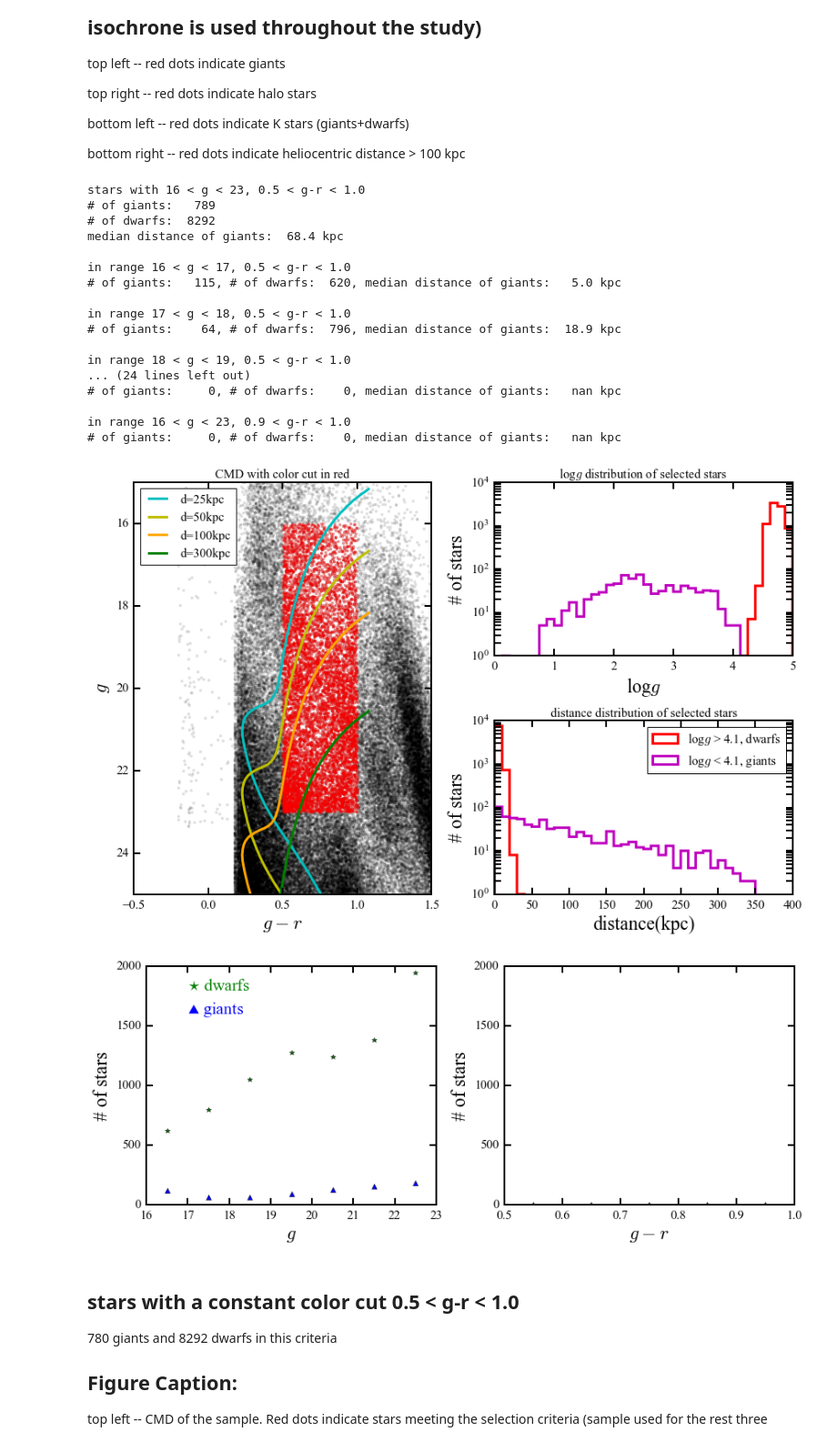
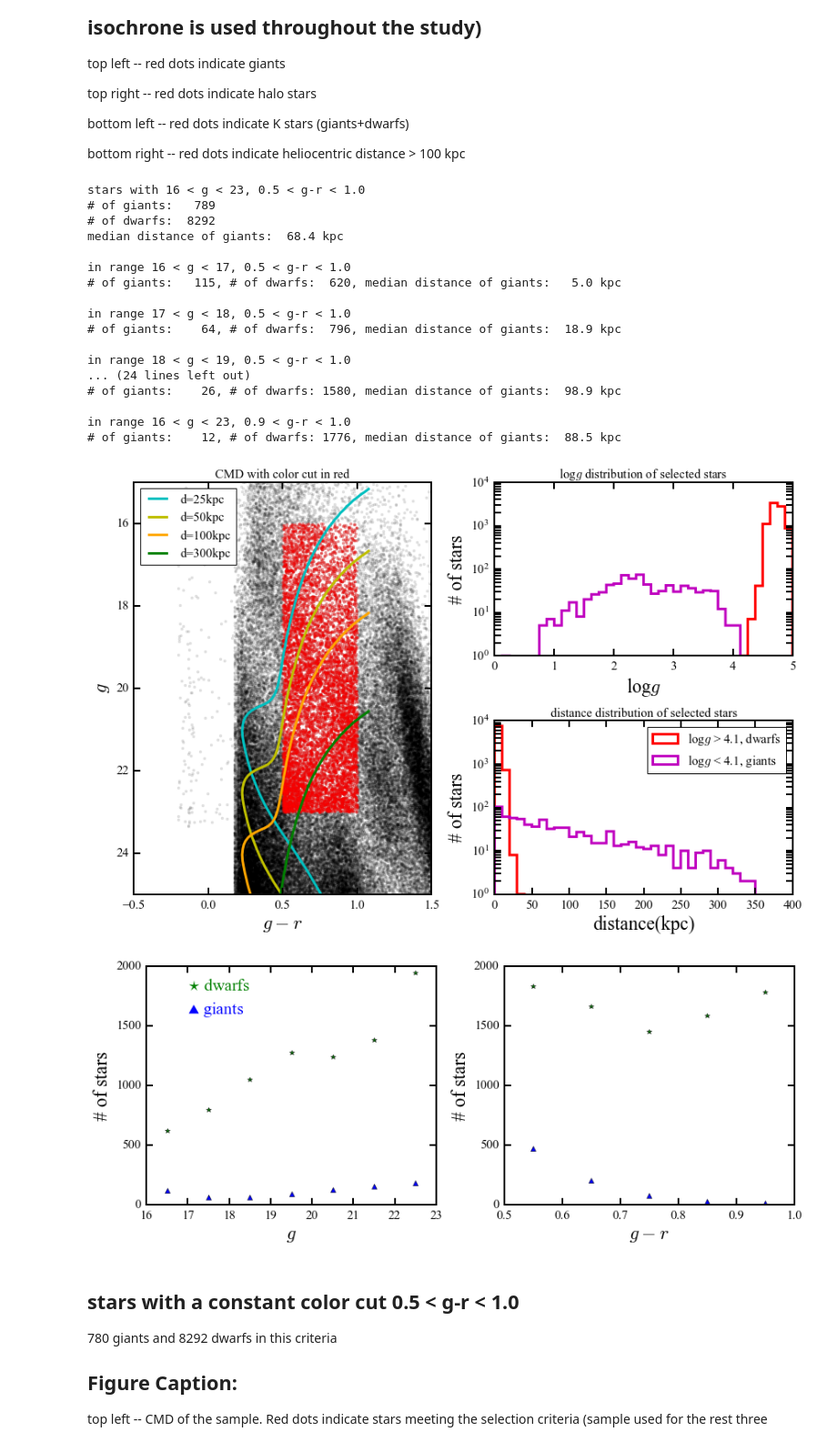
Before and after one commit to sazabi4/test, a Jupyter notebook: Foreground_star_estimation_galaxia.ipynb, the cells around one changed output. Shown at 91% size. Cells and saved outputs as stored; diff of their text form; code cells hidden in the pictures.

```diff
--- a/Foreground_star_estimation_galaxia.ipynb
+++ b/Foreground_star_estimation_galaxia.ipynb
@@ -11,9 +11,13 @@ parsec = np.genfromtxt('/Users/astrolab/Work/UFD/ugali/isochrones/padova_v3/iso_
 # sample from galaxia, l=280, b=-60, 10 sq deg
 ### using stars with 16 < g < 23 for the rest of study
 # %%
-def numcal(lowerlimit, upperlimit):
+def numcal_mag_bin(lowerlimit, upperlimit):
     mask_dwarf = (logg>4.1)&((app_g - app_r)>0.5)&((app_g - app_r)<1.0)&(app_g < upperlimit)&(app_g > lowerlimit)
     mask_giant = (logg<4.1)&((app_g - app_r)>0.5)&((app_g - app_r)<1.0)&(app_g < upperlimit)&(app_g > lowerlimit)
+    return mask_giant, mask_dwarf
+def numcal_color_bin(lowerlimit, upperlimit):
+    mask_dwarf = (logg>4.1)&((app_g - app_r)>lowerlimit)&((app_g - app_r)<upperlimit)&(app_g > 16)&(app_g < 23)
+    mask_giant = (logg<4.1)&((app_g - app_r)>lowerlimit)&((app_g - app_r)<upperlimit)&(app_g > 16)&(app_g < 23)
     return mask_giant, mask_dwarf
 
 
@@ -47,10 +51,6 @@ vr = np.array(temp[:,0], dtype=float)
 pmll = np.array(temp[:,1], dtype=float)
 pmbb = np.array(temp[:,2], dtype=float)
 pm = np.sqrt(pmll**2+pmbb**2)
-
-plt.figure()
-plt.hist(pm[maskcolor],range=[0,1])
-#plt.gca().set_xscale('log')
 # %% [output]
 distance to farthest star:  349 kpc
 total number of stars:  40344
@@ -177,7 +173,7 @@ plt.figure(figsize=[12,5])
 plt.subplot(1,2,1)
 
 for i in range(16,23):
-    (gc,dc) = numcal(i,i+1)
+    (gc,dc) = numcal_mag_bin(i,i+1)
     plt.plot(i+0.5,len(d[gc]),'^b')
     plt.plot(i+0.5,len(d[dc]),'*g')
     print 'in range %2d < g < %2d, 0.5 < g-r < 1.0' %(i,i+1)
@@ -191,37 +187,37 @@ plt.subplot(1,2,2)
 
 colorstep = 0.1
 for i in np.arange(0.5,1,colorstep):
-    (gc,dc) = numcal(i,i+colorstep)
+    (gc,dc) = numcal_color_bin(i,i+colorstep)
     plt.plot(i+colorstep/2,len(d[gc]),'^b')
     plt.plot(i+colorstep/2,len(d[dc]),'*g')
     print 'in range 16 < g < 23, %3.1f < g-r < %3.1f' %(i,i+colorstep)
     print '# of giants: %5d, # of dwarfs: %4d, median distance of giants: %5.1f kpc\n' %(len(d[gc]), len(d[dc]), np.median(d[gc]))
 plt.xlabel('$g-r$')
 plt.ylabel('# of stars')
 plt.ylim(0,2000)
 a = plt.xlim(0.5,1)
 
 plt.tight_layout()
 # %% [output]
 stars with 16 < g < 23, 0.5 < g-r < 1.0
 # of giants:   789
 # of dwarfs:  8292
 median distance of giants:  68.4 kpc
 
 in range 16 < g < 17, 0.5 < g-r < 1.0
 # of giants:   115, # of dwarfs:  620, median distance of giants:   5.0 kpc
 
 in range 17 < g < 18, 0.5 < g-r < 1.0
 # of giants:    64, # of dwarfs:  796, median distance of giants:  18.9 kpc
 
 in range 18 < g < 19, 0.5 < g-r < 1.0
 ... (24 lines left out)
-# of giants:     0, # of dwarfs:    0, median distance of giants:   nan kpc
+# of giants:    26, # of dwarfs: 1580, median distance of giants:  98.9 kpc
 
 in range 16 < g < 23, 0.9 < g-r < 1.0
-# of giants:     0, # of dwarfs:    0, median distance of giants:   nan kpc
+# of giants:    12, # of dwarfs: 1776, median distance of giants:  88.5 kpc
 [figure]
-[figure, old version]
+[figure, new version]
 # %% [markdown]
 ## stars with a constant color cut 0.5 < g-r < 1.0
 780 giants and 8292 dwarfs in this criteria
```
Also changed, not shown: parts of 9 cells of this notebook.
